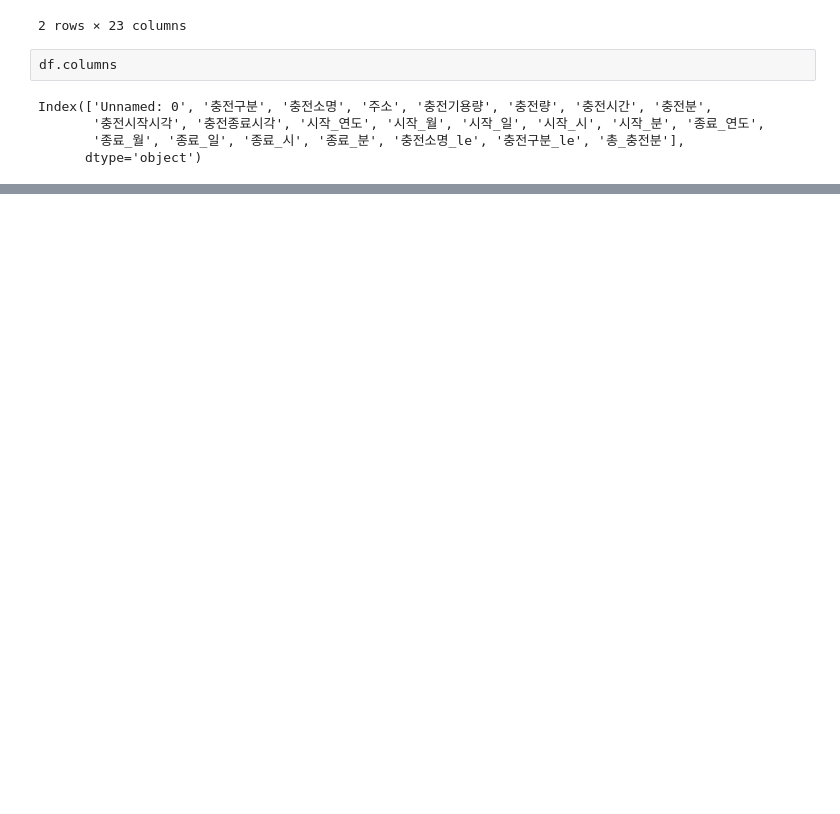
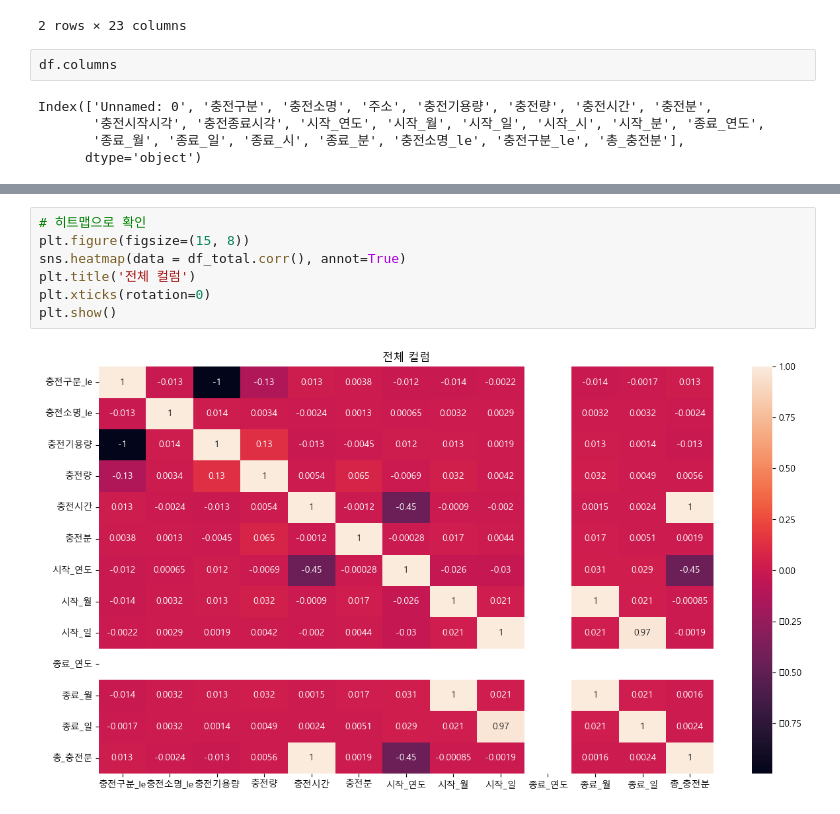
Before and after one commit to yangjik/yang.study, a Jupyter notebook: 새싹교육/미니프로젝트/서울시전기차충전소충전량_두번째프로젝트/서울시_전기차_충전량_분석.ipynb, the cells around one changed output, grey strips where cells are left out. Cells and saved outputs as stored; diff of their text form; blank space fills up the shorter version.

```diff
--- a/새싹교육/미니프로젝트/서울시전기차충전소충전량_두번째프로젝트/서울시_전기차_충전량_분석.ipynb
+++ b/새싹교육/미니프로젝트/서울시전기차충전소충전량_두번째프로젝트/서울시_전기차_충전량_분석.ipynb
@@ -166,3 +188,12 @@ before_df.corr()
 | 종료_월 | -0.013510 | 0.003175 | 0.013358 | 0.032091 | 0.001505 | 0.016907 | 0.030526 | 0.997767 | 0.020772 | NaN | 1.000000 | ... |
 | 종료_일 | -0.001660 | 0.003158 | 0.001387 | 0.004851 | 0.002400 | 0.005120 | 0.029048 | 0.020926 | 0.970466 | NaN | 0.020794 | ... |
 | 총_충전분 | 0.013185 | -0.002381 | -0.013158 | 0.005631 | 0.999995 | 0.001898 | -0.447115 | -0.000850 | -0.001944 | NaN | 0.001557 | ... |
+# %%
+# 히트맵으로 확인
+plt.figure(figsize=(15, 8))
+sns.heatmap(data = df_total.corr(), annot=True)
+plt.title('전체 컬럼')
+plt.xticks(rotation=0)
+plt.show()
+# %% [output]
+[figure, added]
```
Also changed, not shown: parts of 10 cells of this notebook.
